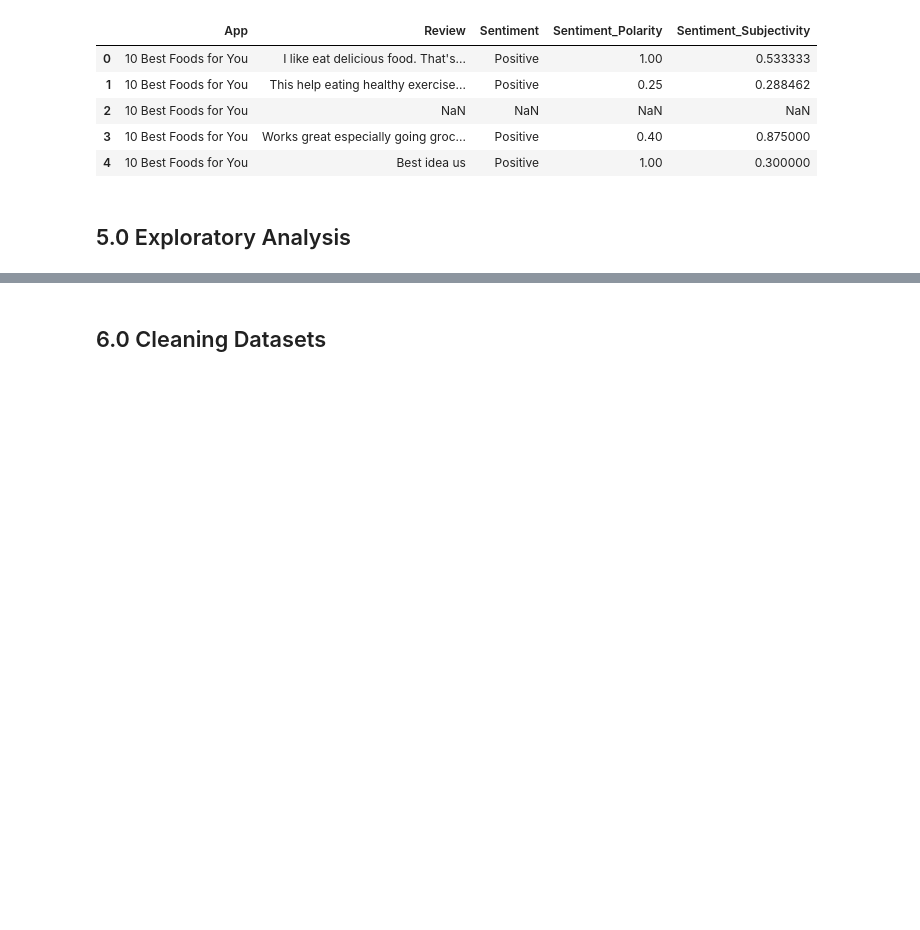
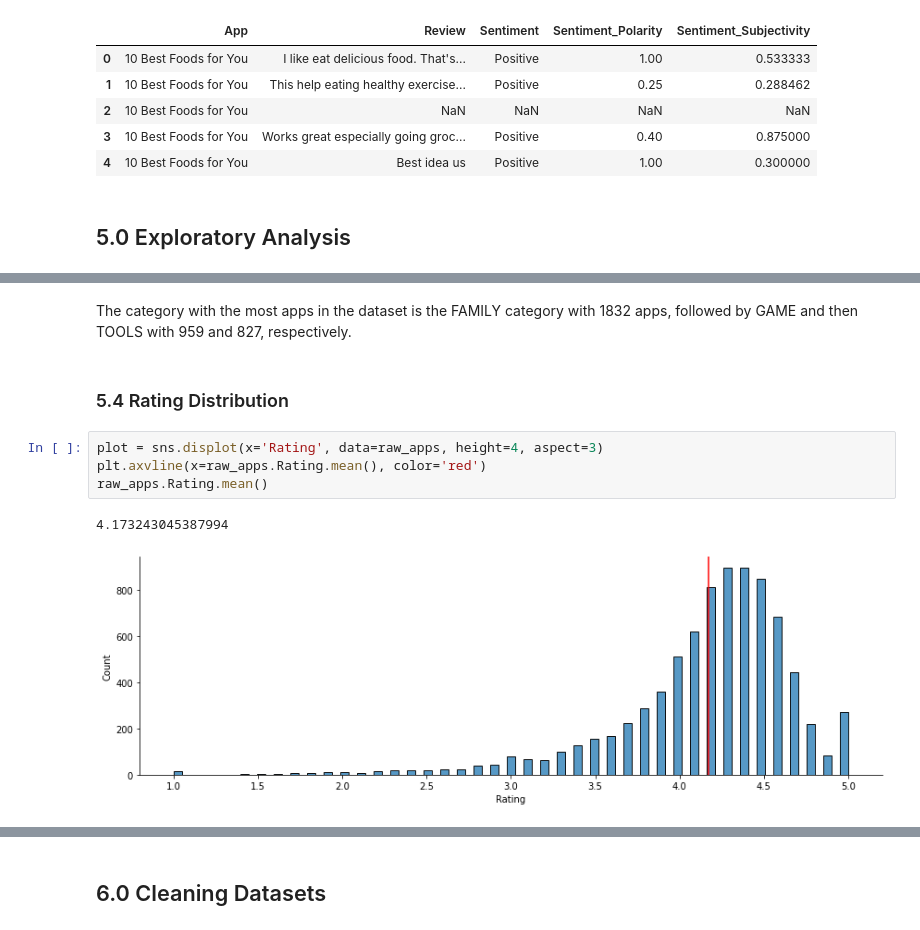
Before and after one commit to EMGuyant/google-play-apps, a Jupyter notebook: google_play_apps.ipynb, the cells around one changed output, grey strips where cells are left out. Drawn from its saved outputs; the diff is of its cells as text; blank space fills up the shorter version.

```diff
--- a/google_play_apps.ipynb
+++ b/google_play_apps.ipynb
@@ -68,0 +129,11 @@ raw_reviews.head()
+# %% [markdown]
+The category with the most apps in the dataset is the FAMILY category with 1832 apps, followed by GAME and then TOOLS with 959 and 827, respectively.
+# %% [markdown]
+### 5.4 Rating Distribution
+# %%
+plot = sns.displot(x='Rating', data=raw_apps, height=4, aspect=3)
+plt.axvline(x=raw_apps.Rating.mean(), color='red')
+raw_apps.Rating.mean()
+# %% [output]
+4.173243045387994
+[figure, added]
```
Also changed, not shown: parts of 14 cells of this notebook.
